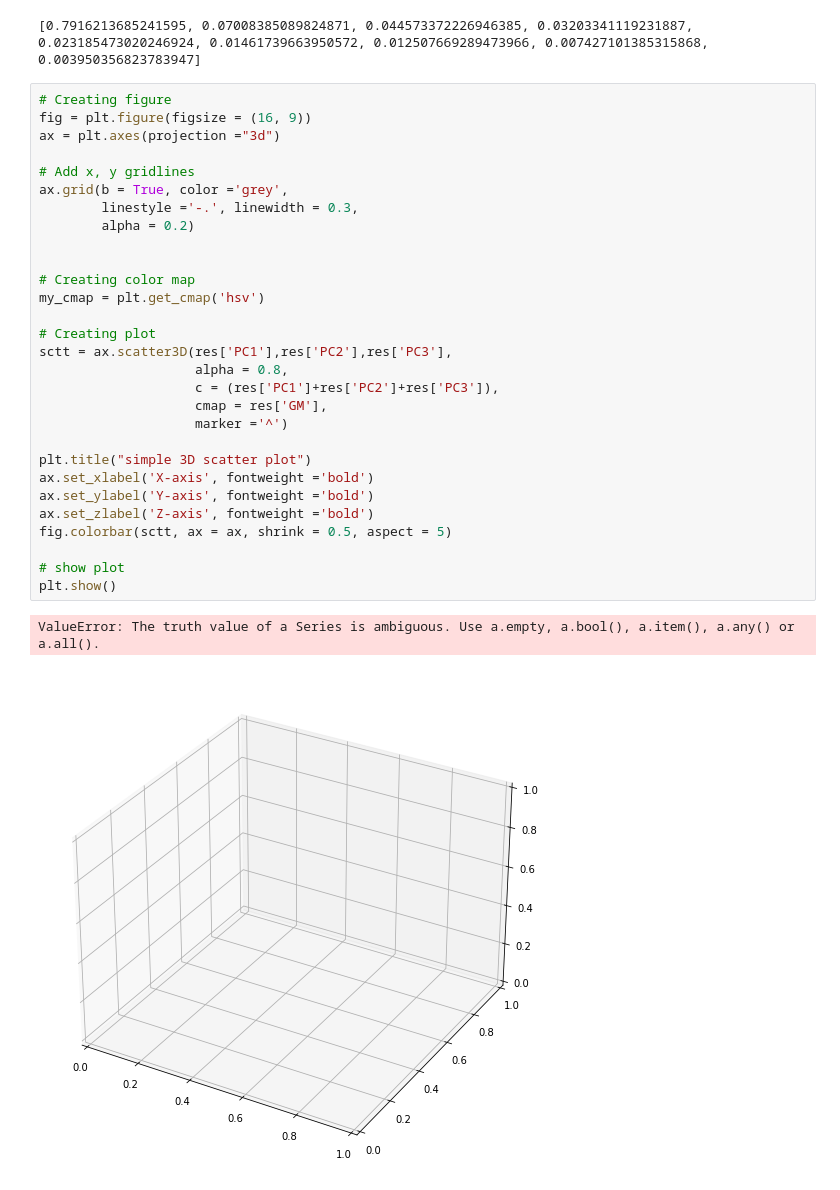
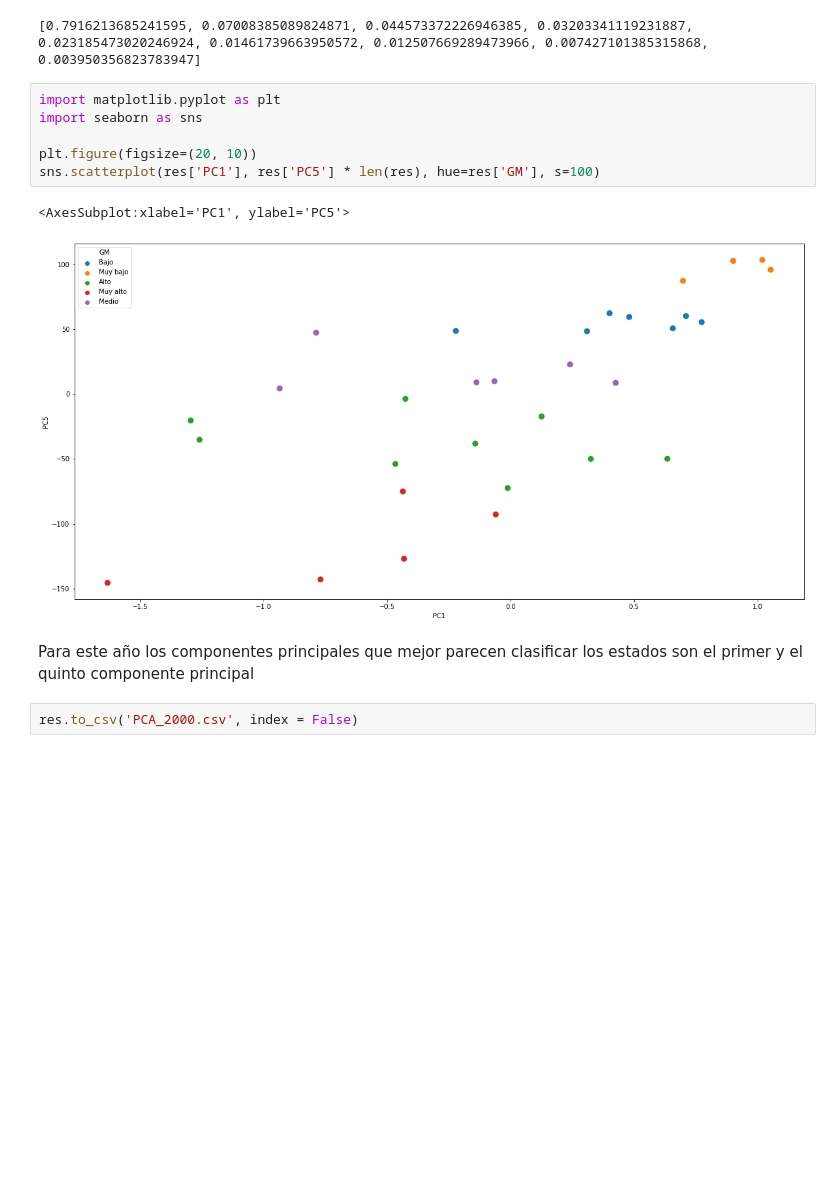
Before and after one commit to AnaTorresR/PracticaFinalMNO, a Jupyter notebook: Jacobi_2000.ipynb, the cells around one changed output. Saved outputs shown, nothing was run; the diff lists cells and outputs as text; blank space fills up the shorter version.

```diff
--- a/Jacobi_2000.ipynb
+++ b/Jacobi_2000.ipynb
@@ -225,35 +230,16 @@ for i in range (len(eig)):
 print(explained_variances)
 # %% [output]
 [0.7916213685241595, 0.07008385089824871, 0.044573372226946385, 0.03203341119231887, 0.023185473020246924, 0.01461739663950572, 0.012507669289473966, 0.007427101385315868, 0.003950356823783947]
-# %%
-# Creating figure
-fig = plt.figure(figsize = (16, 9))
-ax = plt.axes(projection ="3d")
-
-# Add x, y gridlines
-ax.grid(b = True, color ='grey',
-        linestyle ='-.', linewidth = 0.3,
-        alpha = 0.2)
-
-
-# Creating color map
-my_cmap = plt.get_cmap('hsv')
-
-# Creating plot
-sctt = ax.scatter3D(res['PC1'],res['PC2'],res['PC3'],
-                    alpha = 0.8,
-                    c = (res['PC1']+res['PC2']+res['PC3']),
-                    cmap = res['GM'],
-                    marker ='^')
-
-plt.title("simple 3D scatter plot")
-ax.set_xlabel('X-axis', fontweight ='bold')
-ax.set_ylabel('Y-axis', fontweight ='bold')
-ax.set_zlabel('Z-axis', fontweight ='bold')
-fig.colorbar(sctt, ax = ax, shrink = 0.5, aspect = 5)
-
-# show plot
-plt.show()
-# %% [output]
-ValueError: The truth value of a Series is ambiguous. Use a.empty, a.bool(), a.item(), a.any() or a.all().
-[figure, removed]
+# %%
+import matplotlib.pyplot as plt
+import seaborn as sns
+
+plt.figure(figsize=(20, 10))
+sns.scatterplot(res['PC1'], res['PC5'] * len(res), hue=res['GM'], s=100)
+# %% [output]
+<AxesSubplot:xlabel='PC1', ylabel='PC5'>
+[figure, added]
+# %% [markdown]
+Para este año los componentes principales que mejor parecen clasificar los estados son el primer y el quinto componente principal
+# %%
+res.to_csv('PCA_2000.csv', index = False)
```
Also changed, not shown: parts of 2 cells of this notebook, 3 other files.
